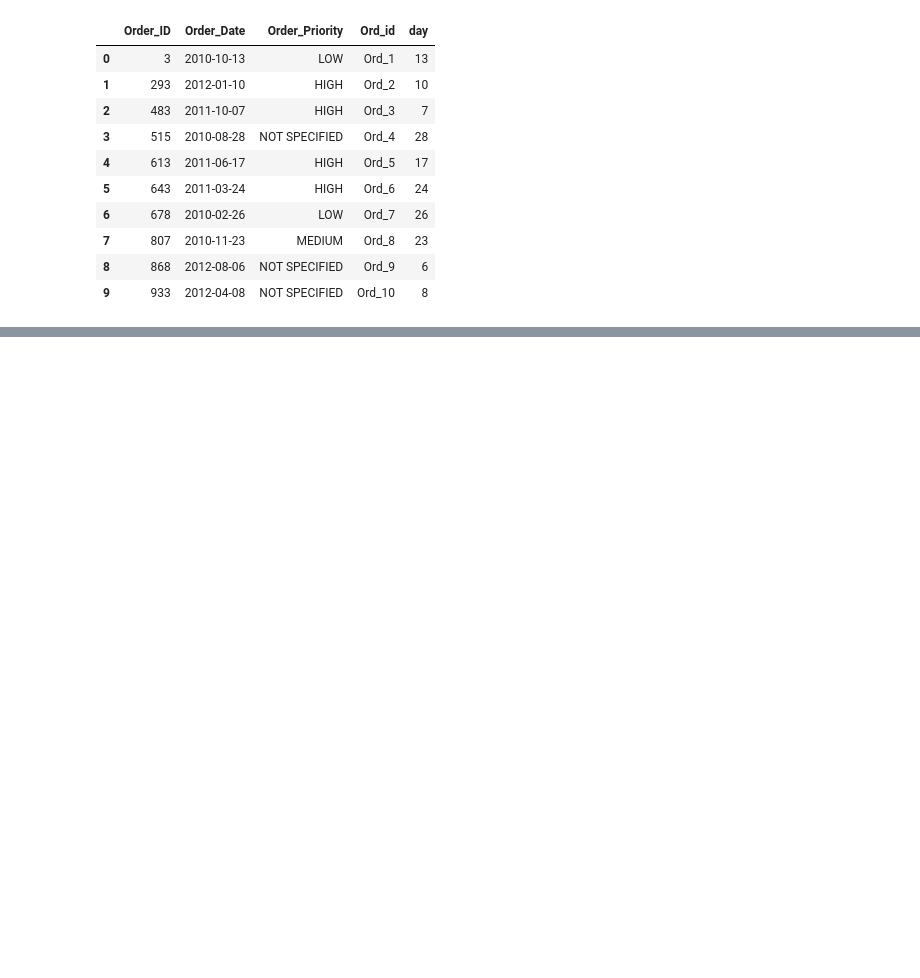
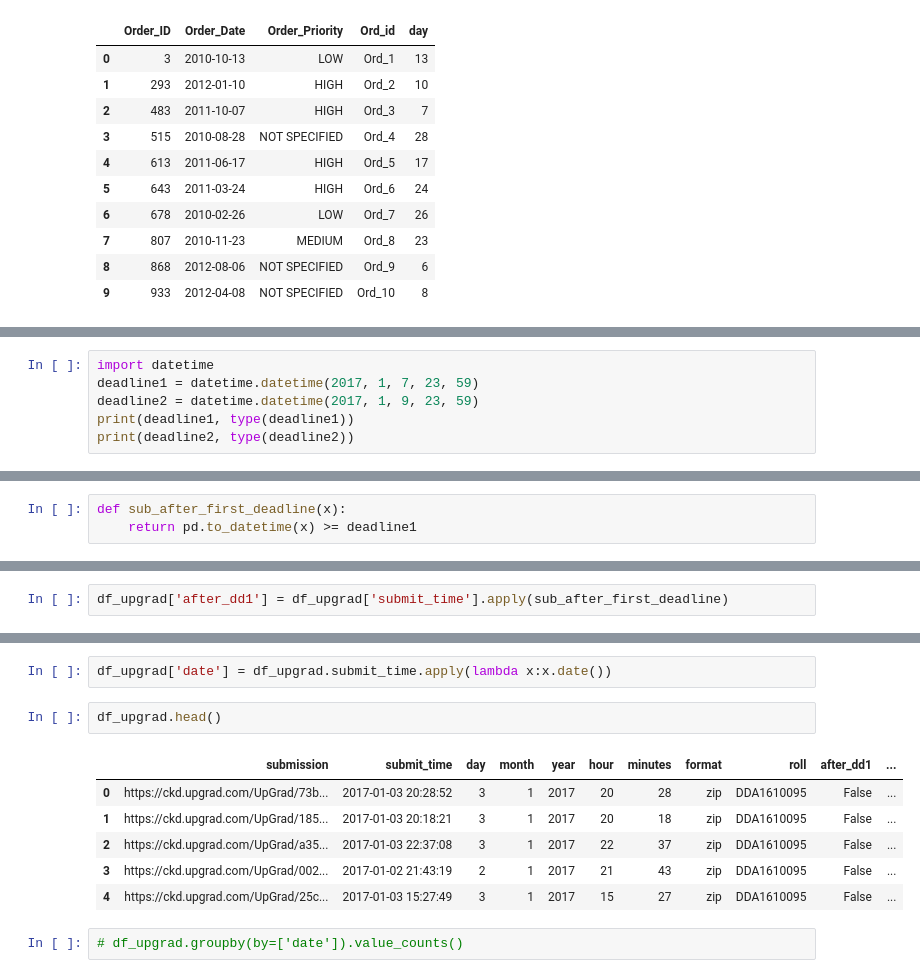
Before and after one commit to vamsigp/IIIT-B, a Jupyter notebook: 1. Statistics and Machine Learning/7. Exp.Data analysis/6. Derived Metrics/In-Video Question.ipynb, the cells around one changed output, grey strips where cells are left out. Drawn from its saved outputs; the diff is of its cells as text; blank space fills up the shorter version.

```diff
--- a/1. Statistics and Machine Learning/7. Exp.Data analysis/6. Derived Metrics/In-Video Question.ipynb
+++ b/1. Statistics and Machine Learning/7. Exp.Data analysis/6. Derived Metrics/In-Video Question.ipynb
@@ -217,0 +285,6 @@ order.head(10)
+# %%
+import datetime
+deadline1 = datetime.datetime(2017, 1, 7, 23, 59)
+deadline2 = datetime.datetime(2017, 1, 9, 23, 59)
+print(deadline1, type(deadline1))
+print(deadline2, type(deadline2))
@@ -217,0 +294,3 @@ order.head(10)
+# %%
+def sub_after_first_deadline(x):
+    return pd.to_datetime(x) >= deadline1
@@ -217,0 +305,2 @@ order.head(10)
+# %%
+df_upgrad['after_dd1'] = df_upgrad['submit_time'].apply(sub_after_first_deadline)
@@ -217,0 +320,13 @@ order.head(10)
+# %%
+df_upgrad['date'] = df_upgrad.submit_time.apply(lambda x:x.date())
+# %%
+df_upgrad.head()
+# %% [output]
+|  | submission | submit_time | day | month | year | hour | minutes | format | roll | after_dd1 | ... |
+| 0 | https://ckd.upgrad.com/UpGrad/73b... | 2017-01-03 20:28:52 | 3 | 1 | 2017 | 20 | 28 | zip | DDA1610095 | False | ... |
+| 1 | https://ckd.upgrad.com/UpGrad/185... | 2017-01-03 20:18:21 | 3 | 1 | 2017 | 20 | 18 | zip | DDA1610095 | False | ... |
+| 2 | https://ckd.upgrad.com/UpGrad/a35... | 2017-01-03 22:37:08 | 3 | 1 | 2017 | 22 | 37 | zip | DDA1610095 | False | ... |
+| 3 | https://ckd.upgrad.com/UpGrad/002... | 2017-01-02 21:43:19 | 2 | 1 | 2017 | 21 | 43 | zip | DDA1610095 | False | ... |
+| 4 | https://ckd.upgrad.com/UpGrad/25c... | 2017-01-03 15:27:49 | 3 | 1 | 2017 | 15 | 27 | zip | DDA1610095 | False | ... |
+# %%
+# df_upgrad.groupby(by=['date']).value_counts()
```
Also changed, not shown: parts of 30 cells of this notebook, 4 other files.
